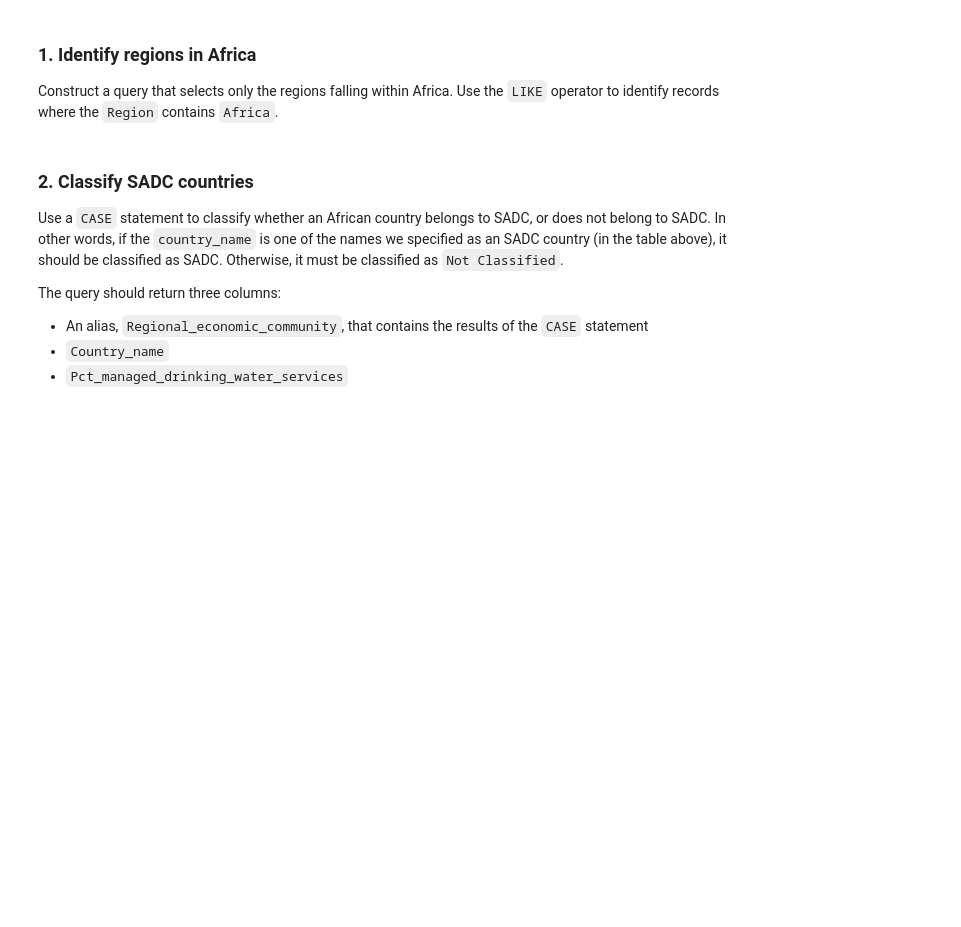
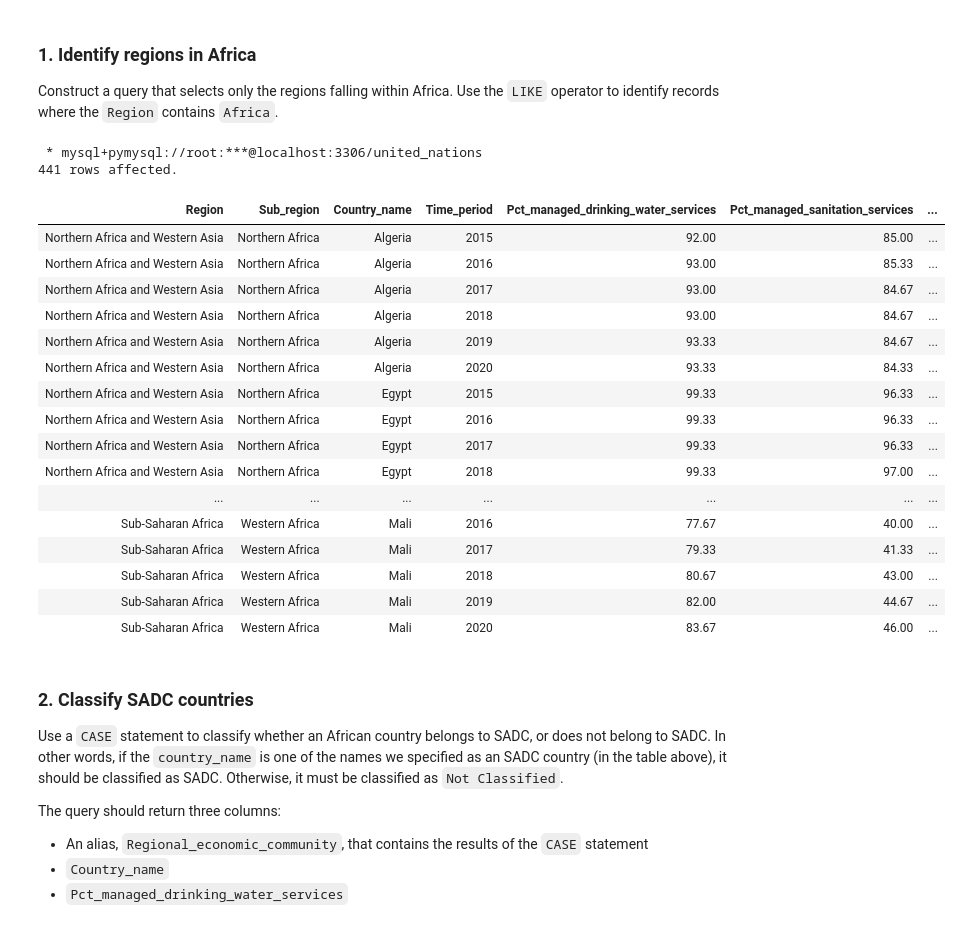
Before and after one commit to RealElvince/Access-to-basic-water-services, a Jupyter notebook: notebooks/Grouping with a case statement.ipynb, the cells around one changed output. Drawn from its saved outputs; the diff is of its cells as text; code cells hidden in the pictures; blank space fills up the shorter version.

Commit message:
identify regions in Africa

```diff
--- a/notebooks/Grouping with a case statement.ipynb
+++ b/notebooks/Grouping with a case statement.ipynb
@@ -61,6 +61,33 @@ We will use this table when constructing our queries.
 ### 1. Identify regions in Africa
 
 Construct a query that selects only the regions falling within Africa. Use the `LIKE` operator to identify records where the `Region` contains `Africa`.
+# %%
+%%sql
+SELECT
+    *
+FROM
+    united_nations.access_to_basic_services
+WHERE Region LIKE "%africa%";
+# %% [output]
+ * mysql+pymysql://root:***@localhost:3306/united_nations
+441 rows affected.
+| Region | Sub_region | Country_name | Time_period | Pct_managed_drinking_water_services | Pct_managed_sanitation_services | ... |
+| Northern Africa and Western Asia | Northern Africa | Algeria | 2015 | 92.00 | 85.00 | ... |
+| Northern Africa and Western Asia | Northern Africa | Algeria | 2016 | 93.00 | 85.33 | ... |
+| Northern Africa and Western Asia | Northern Africa | Algeria | 2017 | 93.00 | 84.67 | ... |
+| Northern Africa and Western Asia | Northern Africa | Algeria | 2018 | 93.00 | 84.67 | ... |
+| Northern Africa and Western Asia | Northern Africa | Algeria | 2019 | 93.33 | 84.67 | ... |
+| Northern Africa and Western Asia | Northern Africa | Algeria | 2020 | 93.33 | 84.33 | ... |
+| Northern Africa and Western Asia | Northern Africa | Egypt | 2015 | 99.33 | 96.33 | ... |
+| Northern Africa and Western Asia | Northern Africa | Egypt | 2016 | 99.33 | 96.33 | ... |
+| Northern Africa and Western Asia | Northern Africa | Egypt | 2017 | 99.33 | 96.33 | ... |
+| Northern Africa and Western Asia | Northern Africa | Egypt | 2018 | 99.33 | 97.00 | ... |
+| ... | ... | ... | ... | ... | ... | ... |
+| Sub-Saharan Africa | Western Africa | Mali | 2016 | 77.67 | 40.00 | ... |
+| Sub-Saharan Africa | Western Africa | Mali | 2017 | 79.33 | 41.33 | ... |
+| Sub-Saharan Africa | Western Africa | Mali | 2018 | 80.67 | 43.00 | ... |
+| Sub-Saharan Africa | Western Africa | Mali | 2019 | 82.00 | 44.67 | ... |
+| Sub-Saharan Africa | Western Africa | Mali | 2020 | 83.67 | 46.00 | ... |
 # %% [markdown]
 ### 2. Classify SADC countries
 
```
